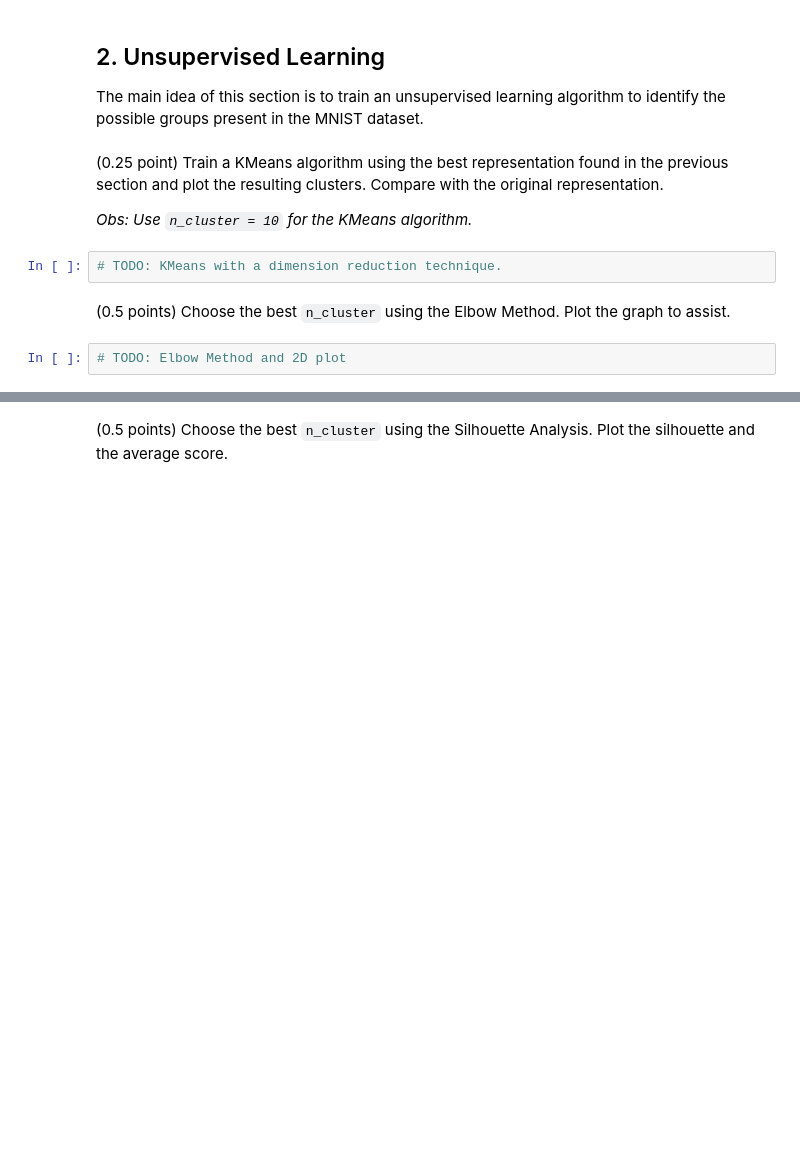
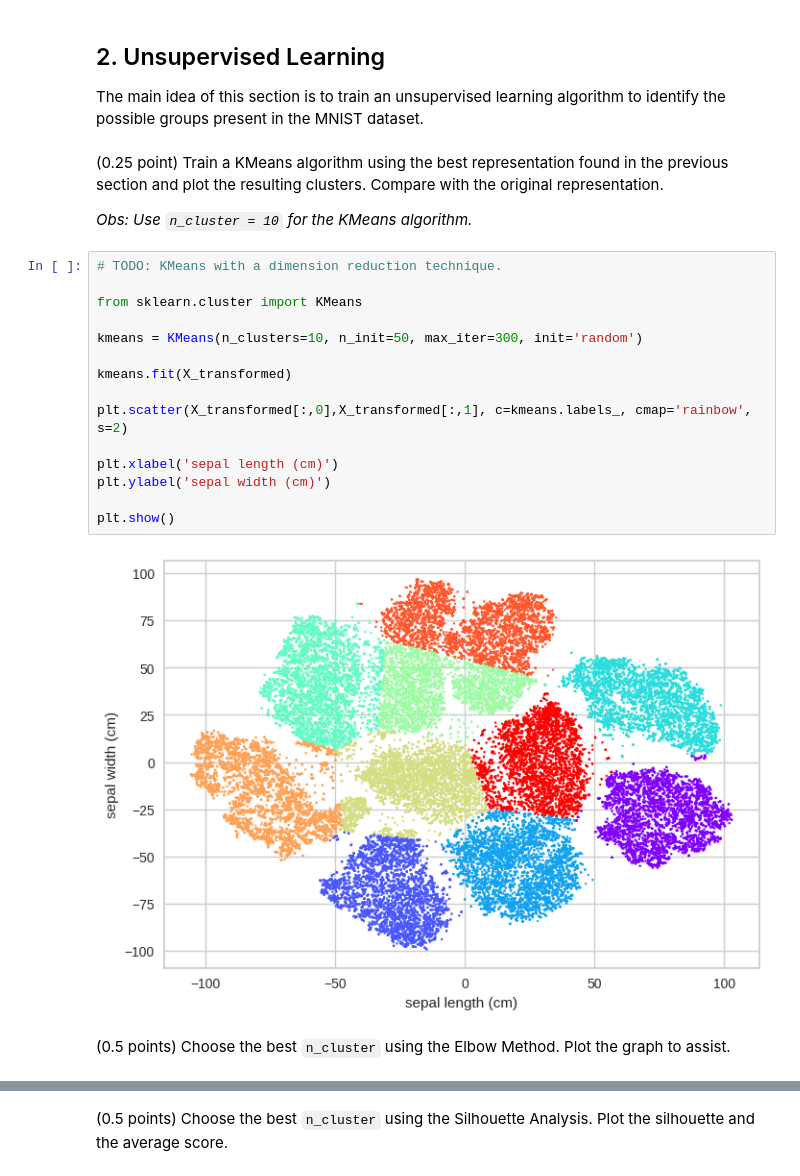
Before and after one commit to DanielGardin/MO444, a Jupyter notebook: T3 - Unsupervised Learning/T3_Unsupervised_Learning.ipynb, the cells around one changed output, grey strips where cells are left out. Drawn from its saved outputs; the diff is of its cells as text; blank space fills up the shorter version.

Commit message:
elbow + unsupervised

````diff
--- a/T3 - Unsupervised Learning/T3_Unsupervised_Learning.ipynb
+++ b/T3 - Unsupervised Learning/T3_Unsupervised_Learning.ipynb
@@ -188,9 +190,22 @@ The main idea of this section is to train an unsupervised learning algorithm to
 (0.25 point) Train a KMeans algorithm using the best representation found in the previous section and plot the resulting clusters. Compare with the original representation.
 
 *Obs: Use ``` n_cluster = 10 ``` for the KMeans algorithm.*
-# %%
-# TODO: KMeans with a dimension reduction technique.
+# %%
+# TODO: KMeans with a dimension reduction technique.
+
+from sklearn.cluster import KMeans
+
+kmeans = KMeans(n_clusters=10, n_init=50, max_iter=300, init='random')
+
+kmeans.fit(X_transformed)
+
+plt.scatter(X_transformed[:,0],X_transformed[:,1], c=kmeans.labels_, cmap='rainbow', s=2)
+
+plt.xlabel('sepal length (cm)')
+plt.ylabel('sepal width (cm)')
+
+plt.show()
+# %% [output]
+[figure, added]
 # %% [markdown]
 (0.5 points) Choose the best ```n_cluster``` using the Elbow Method. Plot the graph to assist.
-# %%
-# TODO: Elbow Method and 2D plot
````
Also changed, not shown: parts of 7 cells of this notebook.
